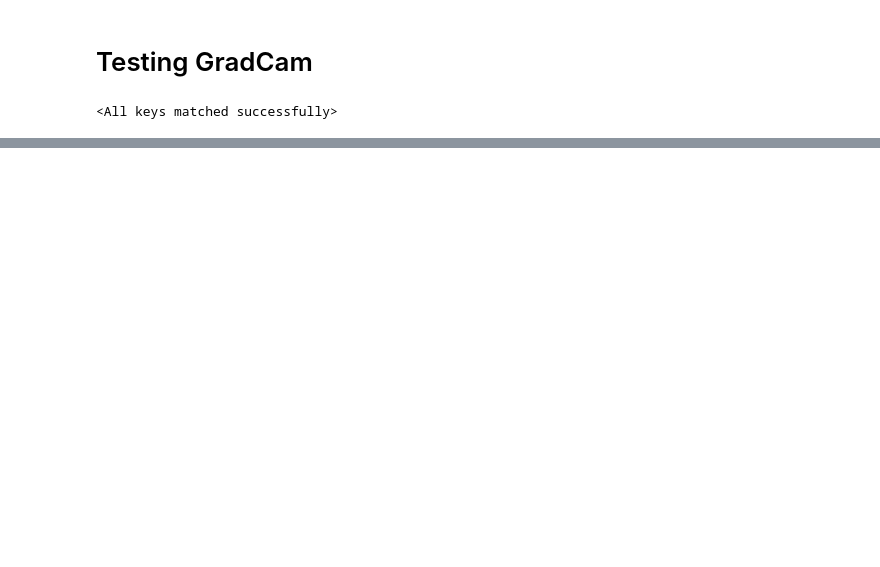
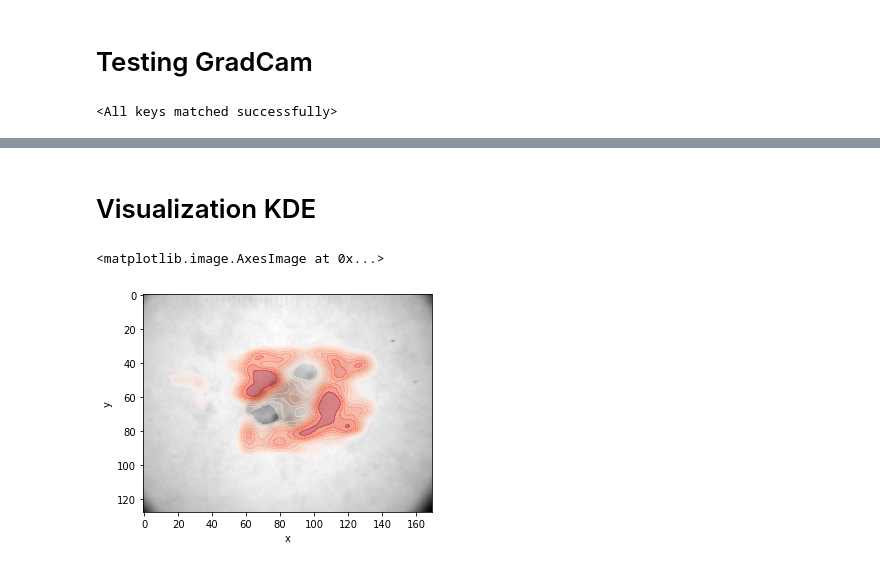
Before and after one commit to HIRIS-Lab/DermaModelOptimization, a Jupyter notebook: notebooks/Interpretability/GradCam.ipynb, the cells around one changed output, grey strips where cells are left out. Cells and saved outputs as stored; diff of their text form; code cells hidden in the pictures; blank space fills up the shorter version.

```diff
--- a/notebooks/Interpretability/GradCam.ipynb
+++ b/notebooks/Interpretability/GradCam.ipynb
@@ -132,0 +139,19 @@ plt.colorbar()
+# %% [markdown]
+# Visualization KDE
+# %%
+import pandas as pd
+import seaborn as sns
+
+
+data = upsampled_attr.abs().sum(axis=1)
+test = data[0].detach().numpy()
+# test = torch.relu(upsampled_attr[0, 0].detach()).numpy()
+# test = upsampled_attr[0, 0].detach().abs().numpy()
+x, y = np.meshgrid(np.arange(test.shape[1]), np.arange(test.shape[0]))
+
+df = pd.DataFrame({'x': x.ravel(), 'y': y.ravel(), 'z': test.ravel()})
+sns.kdeplot(x=df['x'], y=df['y'], weights=df['z'], cmap='Reds', shade=True, bw_adjust=0.5, alpha=0.5, thresh=0.5)
+plt.imshow(inputs[0, 0].detach().numpy(), cmap='gray')
+# %% [output]
+<matplotlib.image.AxesImage at 0x...>
+[figure, added]
```
Also changed, not shown: parts of 29 cells of this notebook, 5 other files.
